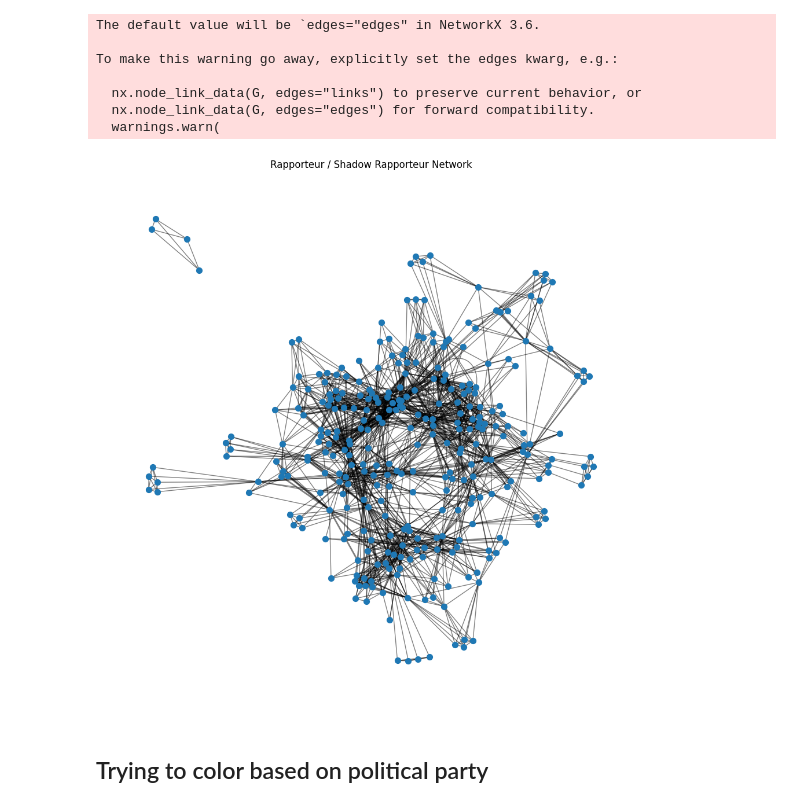
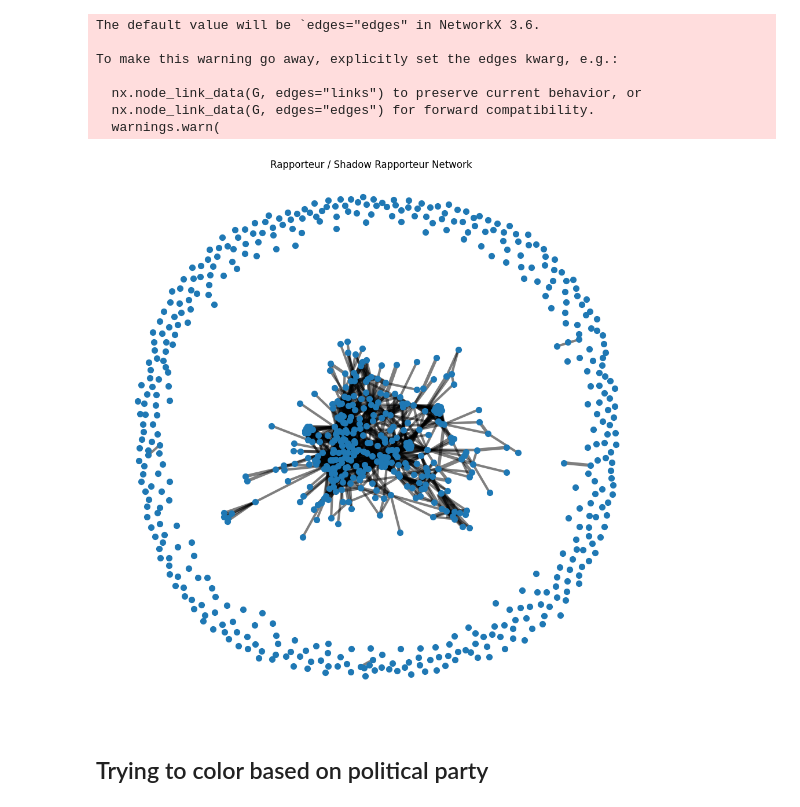
Before and after one commit to CarolineMortensen/Group_project_CSS, a Jupyter notebook: ProjectA.ipynb, the cells around one changed output. Saved outputs shown, nothing was run; the diff lists cells and outputs as text; code cells hidden in the pictures.

Commit message:
Now with thresholding

```diff
--- a/ProjectA.ipynb
+++ b/ProjectA.ipynb
@@ -119,3 +119,29 @@ G_industrial = create_network(df_industrial)
 G_info = create_network(df_info)
 G_research = create_network(df_research)
 G_transport = create_network(df_transport)
+# %%
+def threshold_weight(Graph, threshold):
+    Graph_filtered = nx.Graph()
+
+    for u, v, data in Graph.edges(data=True):
+        if data['weight'] >= threshold:
+            Graph_filtered.add_edge(u, v, weight=data['weight'])
+
+    for node in Graph.nodes:
+            if node in Graph_filtered:
+                Graph_filtered.nodes[node].update(Graph.nodes[node])  # copy node attributes
+            elif node not in Graph_filtered:
+                Graph_filtered.add_node(node)  # to include even disconnected nodes
+
+
+    return Graph_filtered
+
+G_col_fil = threshold_weight(G_collected, 3)
+G_agri_fil = threshold_weight(G_agri,3)
+G_energy_fil = threshold_weight(G_energy,3)
+G_enterprise_fil = threshold_weight(G_enterprise,3)
+G_environmental_fil = threshold_weight(G_environmental,3)
+G_fish_fil = threshold_weight(G_fish,3)
+G_industrial_fil = threshold_weight(G_industrial,3)
+G_info_fil = threshold_weight(G_info,3)
+G_research_fil = threshold_weight(G_research,3)
@@ -148,9 +234,9 @@ To make this warning go away, explicitly set the edges kwarg, e.g.:
   nx.node_link_data(G, edges="edges") for forward compatibility.
   warnings.warn(
 # %%
-plot_network(G_info)
+plot_network(G_col_fil)
 # %% [output]
-[figure, old version]
+[figure, new version]
 # %% [markdown]
 ## Trying to color based on political party
 # %%
```
Also changed, not shown: parts of 10 cells of this notebook.
